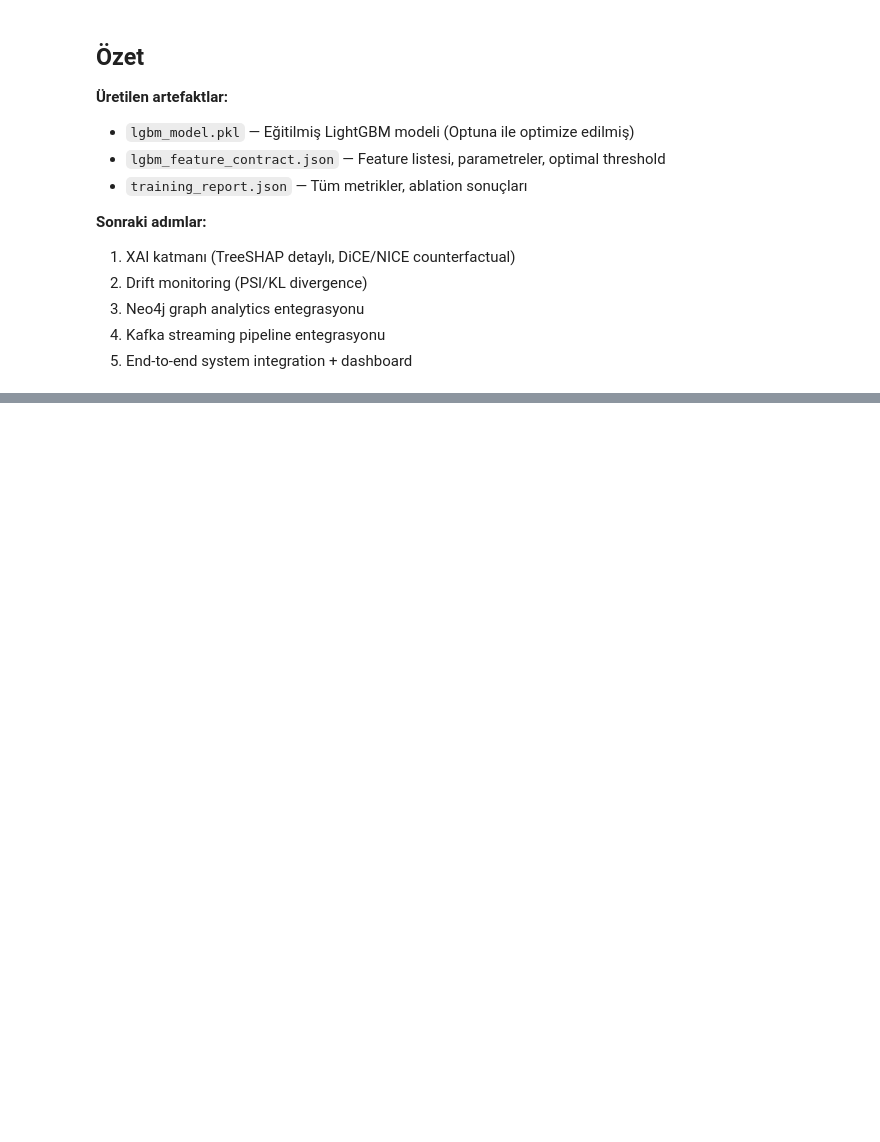
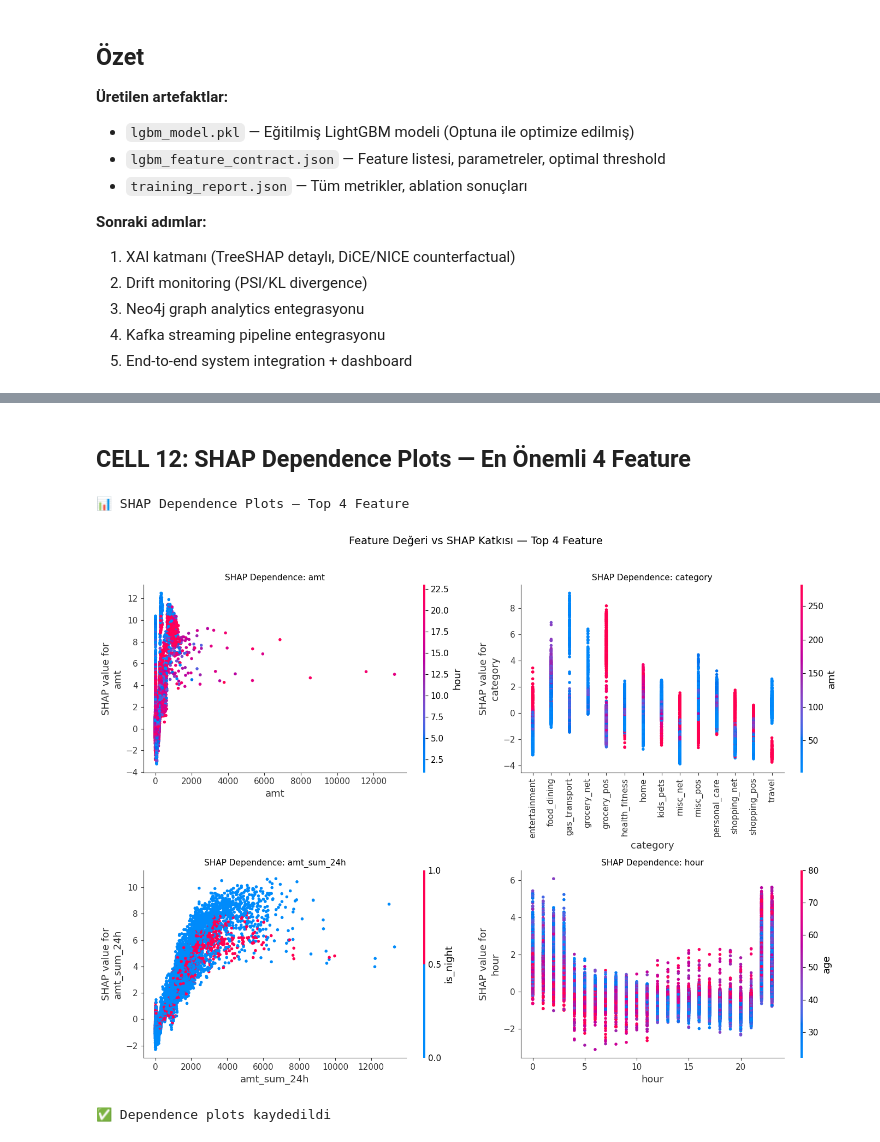
Before and after one commit to mustafaberberler/fraud-detection, a Jupyter notebook: train_lightgbm2222.ipynb, the cells around one changed output, grey strips where cells are left out. Cells and saved outputs as stored; diff of their text form; code cells hidden in the pictures; blank space fills up the shorter version.

```diff
--- a/train_lightgbm2222.ipynb
+++ b/train_lightgbm2222.ipynb
@@ -664,0 +1358,31 @@ print(f"✅ Training report saved: {report_path}")
+# %% [markdown]
+## CELL 12: SHAP Dependence Plots — En Önemli 4 Feature
+# %%
+print("📊 SHAP Dependence Plots — Top 4 Feature")
+
+top4_features = importance_df["feature"].head(4).tolist()
+
+fig, axes = plt.subplots(2, 2, figsize=(14, 10))
+axes = axes.flatten()
+
+for i, feat in enumerate(top4_features):
+    feat_idx = LGBM_FEATURES.index(feat)
+    shap.dependence_plot(
+        feat_idx,
+        shap_vals,
+        X_shap,
+        feature_names=LGBM_FEATURES,
+        ax=axes[i],
+        show=False
+    )
+    axes[i].set_title(f"SHAP Dependence: {feat}", fontsize=11)
+
+plt.suptitle("Feature Değeri vs SHAP Katkısı — Top 4 Feature", fontsize=14, y=1.02)
+plt.tight_layout()
+plt.savefig("/content/drive/MyDrive/thesis/models/shap_dependence_top4.png", dpi=150, bbox_inches="tight")
+plt.show()
+print("✅ Dependence plots kaydedildi")
+# %% [output]
+📊 SHAP Dependence Plots — Top 4 Feature
+[figure, added]
+✅ Dependence plots kaydedildi
```
Also changed, not shown: parts of 50 cells of this notebook.
